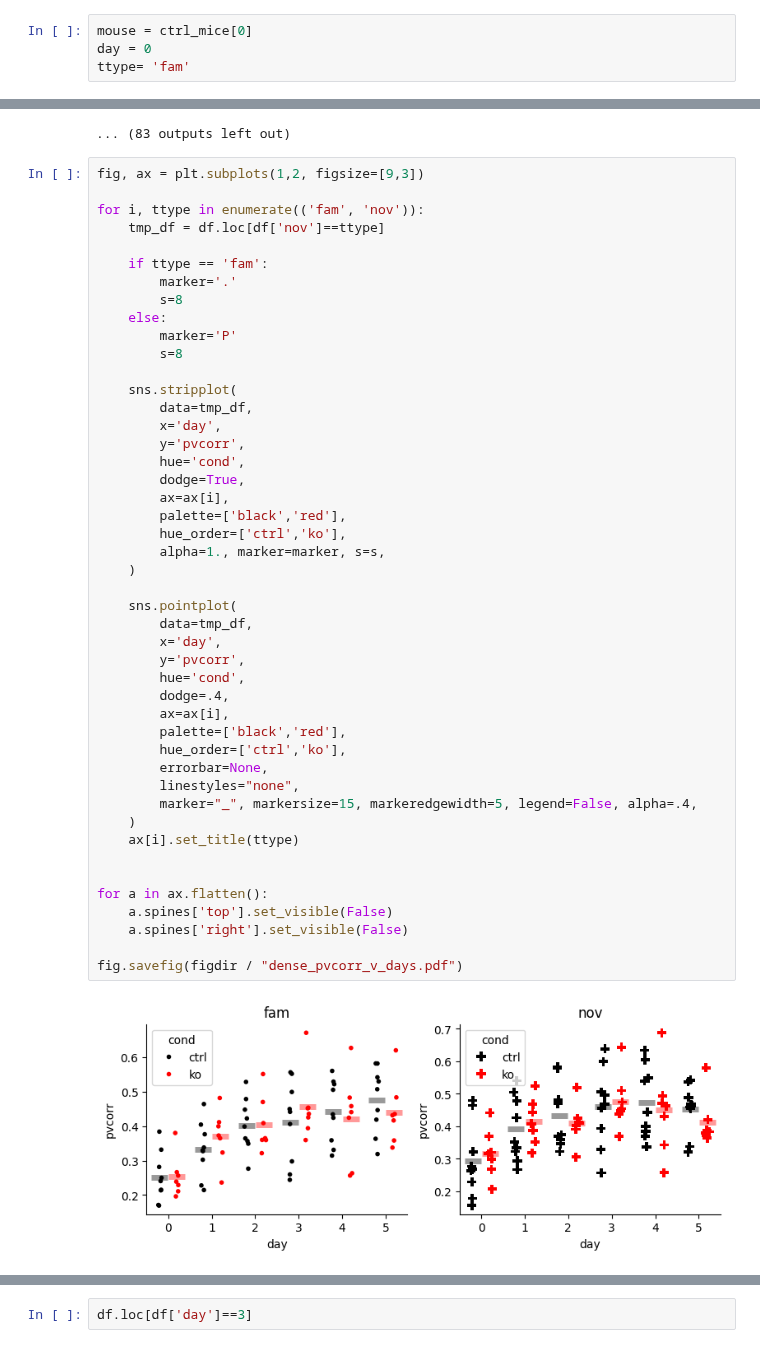
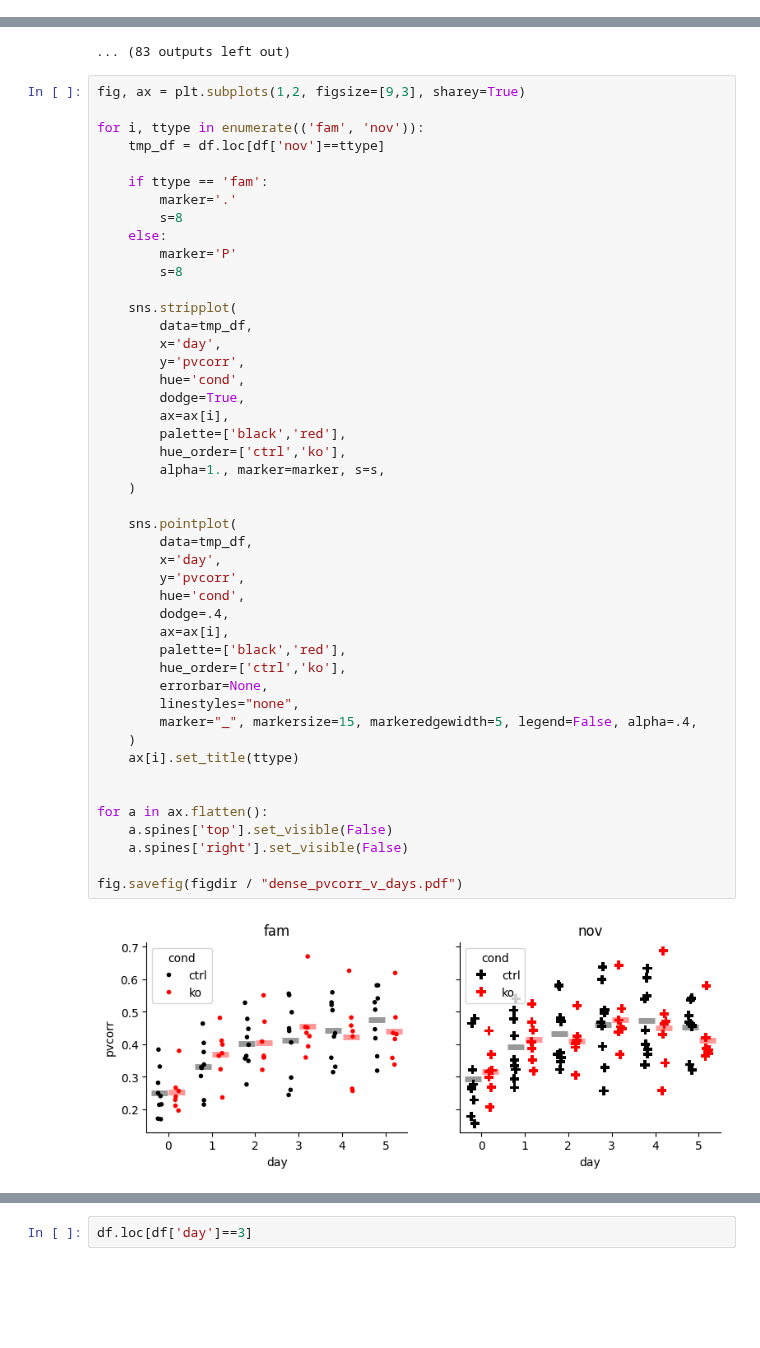
Before and after one commit to GiocomoLab/STX3KO_analyses, a Jupyter notebook: notebooks/supp_figs/fig_s5_placecellstats/pv_corr.ipynb, the cells around one changed output, grey strips where cells are left out. Drawn from its saved outputs; the diff is of its cells as text; blank space fills up the shorter version.

```diff
--- a/notebooks/supp_figs/fig_s5_placecellstats/pv_corr.ipynb
+++ b/notebooks/supp_figs/fig_s5_placecellstats/pv_corr.ipynb
@@ -26,10 +29,6 @@ plt.rcParams['pdf.fonttype']=42
 # %%
 figdir = pathlib.Path('/mnt/BigDisk/fig_scratch/stx3/figS5_pv_corr')
 figdir.mkdir(exist_ok=True, parents=True)
-# %%
-mouse = ctrl_mice[0]
-day = 0
-ttype= 'fam'
 # %%
 # fraction of cells that are place cells dense
 rows = []
@@ -76,7 +75,7 @@ df = pd.DataFrame(rows)
 {'date': '04_12_2020', 'scene': 'YMaze_LNovel', 'session': 1, 'scan': 3, 'novel_arm': 1, 'ravel_ind': 6}
 ... (83 outputs left out)
 # %%
-fig, ax = plt.subplots(1,2, figsize=[9,3])
+fig, ax = plt.subplots(1,2, figsize=[9,3], sharey=True)
 
 for i, ttype in enumerate(('fam', 'nov')):
     tmp_df = df.loc[df['nov']==ttype]
@@ -95,34 +94,34 @@ for i, ttype in enumerate(('fam', 'nov')):
         hue='cond',
         dodge=True,
         ax=ax[i],
         palette=['black','red'],
         hue_order=['ctrl','ko'],
         alpha=1., marker=marker, s=s,
     )
 
     sns.pointplot(
         data=tmp_df,
         x='day',
         y='pvcorr',
         hue='cond',
         dodge=.4,
         ax=ax[i],
         palette=['black','red'],
         hue_order=['ctrl','ko'],
         errorbar=None,
         linestyles="none",
         marker="_", markersize=15, markeredgewidth=5, legend=False, alpha=.4,
     )
     ax[i].set_title(ttype)
 
 
 for a in ax.flatten():
     a.spines['top'].set_visible(False)
     a.spines['right'].set_visible(False)
 
 fig.savefig(figdir / "dense_pvcorr_v_days.pdf")
 # %% [output]
-[figure, old version]
+[figure, new version]
 # %%
 # fraction of cells that are place cells dense
 rows = []
```
Also changed, not shown: parts of 7 cells of this notebook, 5 other files.
